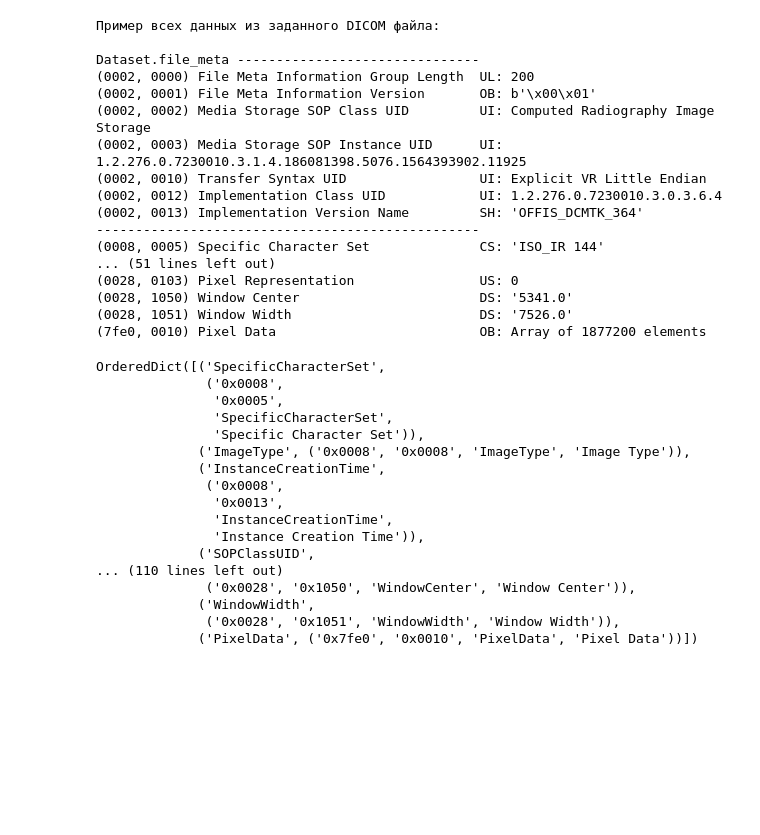
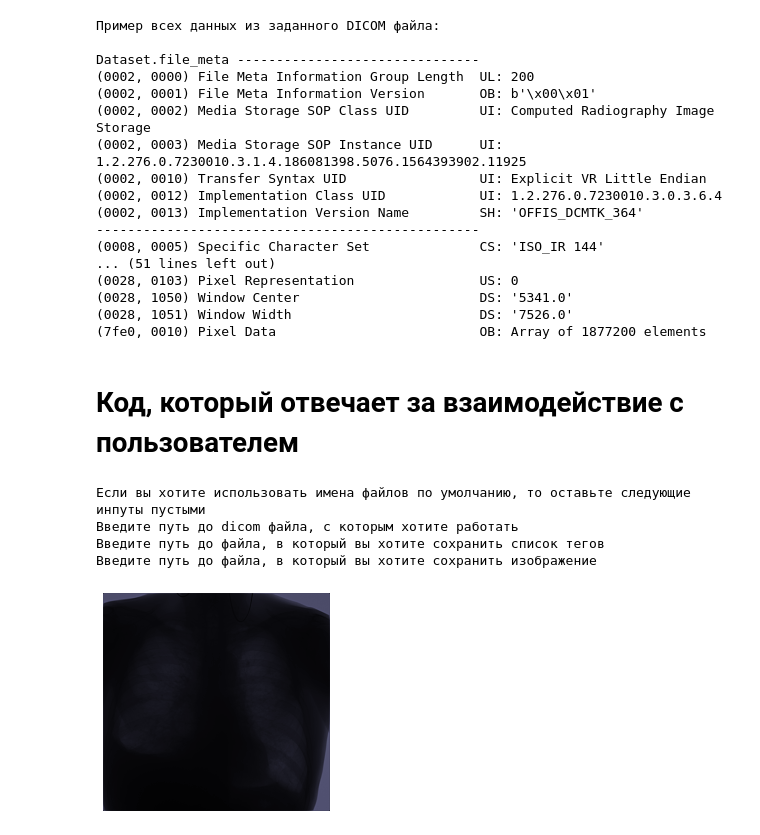
Before and after one commit to CocoRyse/DicomToCsv, a Jupyter notebook: МКМ.ipynb, the cells around one changed output. Drawn from its saved outputs; the diff is of its cells as text; code cells hidden in the pictures; blank space fills up the shorter version.

```diff
--- a/МКМ.ipynb
+++ b/МКМ.ipynb
@@ -39,7 +44,7 @@ Dataset.file_meta -------------------------------
 (0028, 1051) Window Width                        DS: '7526.0'
 (7fe0, 0010) Pixel Data                          OB: Array of 1877200 elements
 # %%
-def get_tags_in_files(dicom_file_path, tag_file_path):
+def get_tags_in_files(dicom_file_path='/content/CR000000.dcm', tag_file_path='/content/result.csv'):
     """
     Для файла с .dcm расширением находит все теги, а затем сохраняет их в качестве csv файла
     get_tags_in_files iterates over a directory, finds dicom files with
@@ -78,23 +83,33 @@ def get_tags_in_files(dicom_file_path, tag_file_path):
             writer.writerow(tags_in_files[item])
 
     return tags_in_files
+# %%
+# Построение изображения
+def get_image(dicom_file_path='/content/CR000000.dcm', result_image_path='/content/image.png'):
+    ds = pydicom.dcmread(dicom_file_path)
+    plt.axis('off')
+    plt.imshow(ds.pixel_array, cmap=plt.cm.bone)
+    plt.savefig(result_image_path)
 # %%
-get_tags_in_files('/content/CR000000.dcm', '/content/result.csv')
+# get_tags_in_files('/content/CR000000.dcm', '/content/result.csv')
+# get_image('/content/CR000000.dcm', '/content/result.csv')
-# %% [output]
-OrderedDict([('SpecificCharacterSet',
-              ('0x0008',
-               '0x0005',
-               'SpecificCharacterSet',
-               'Specific Character Set')),
-             ('ImageType', ('0x0008', '0x0008', 'ImageType', 'Image Type')),
-             ('InstanceCreationTime',
-              ('0x0008',
-               '0x0013',
-               'InstanceCreationTime',
-               'Instance Creation Time')),
-             ('SOPClassUID',
-... (110 lines left out)
-              ('0x0028', '0x1050', 'WindowCenter', 'Window Center')),
-             ('WindowWidth',
-              ('0x0028', '0x1051', 'WindowWidth', 'Window Width')),
-             ('PixelData', ('0x7fe0', '0x0010', 'PixelData', 'Pixel Data'))])
+# %% [markdown]
+# Код, который отвечает за взаимодействие с пользователем
+# %%
+print('Если вы хотите использовать имена файлов по умолчанию, то оставьте следующие инпуты пустыми')
+dicom_file_path = input('Введите путь до dicom файла, с которым хотите работать')
+result_tag_file_path = input('Введите путь до файла, в который вы хотите сохранить список тегов')
+result_image_file_path = input('Введите путь до файла, в который вы хотите сохранить изображение')
+
+if (dicom_file_path == '' or result_tag_file_path == '' or result_image_file_path == ''):
+    get_tags_in_files()
+    get_image()
+else:
+    get_tags_in_files(dicom_file_path, result_tag_file_path)
+    get_image(dicom_file_path, result_image_file_path)
+# %% [output]
+Если вы хотите использовать имена файлов по умолчанию, то оставьте следующие инпуты пустыми
+Введите путь до dicom файла, с которым хотите работать
+Введите путь до файла, в который вы хотите сохранить список тегов
+Введите путь до файла, в который вы хотите сохранить изображение
+[figure, added]
```
Also changed, not shown: parts of 2 cells of this notebook.
